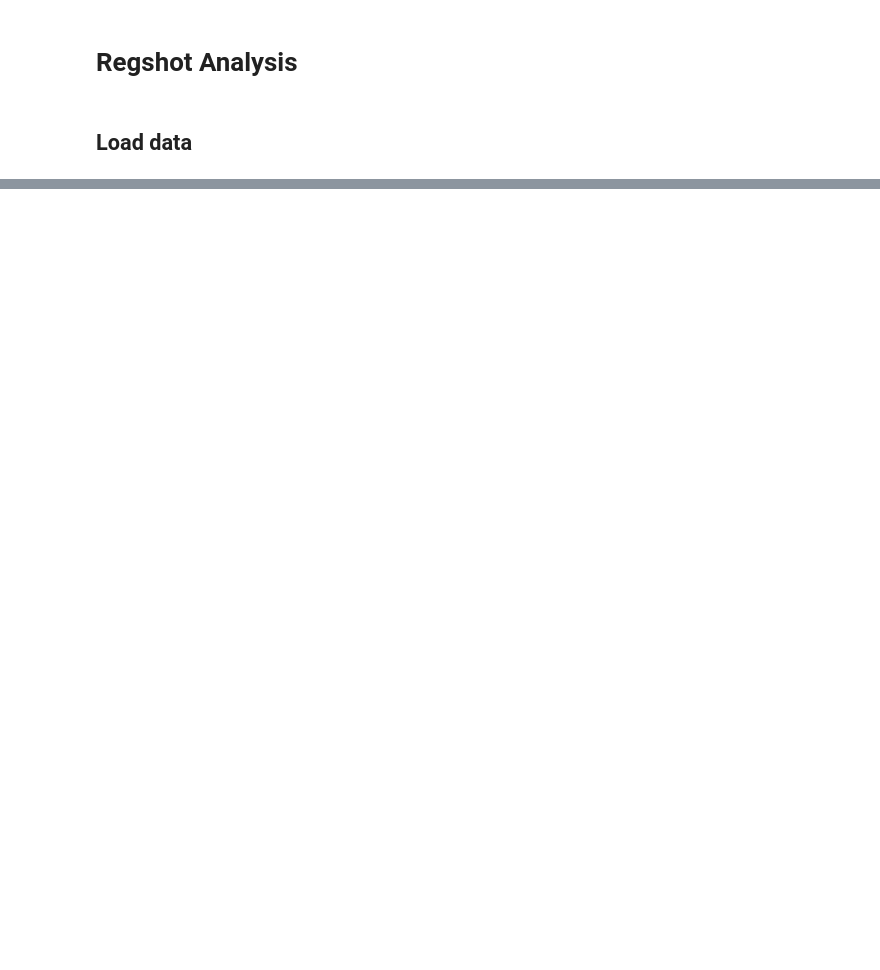
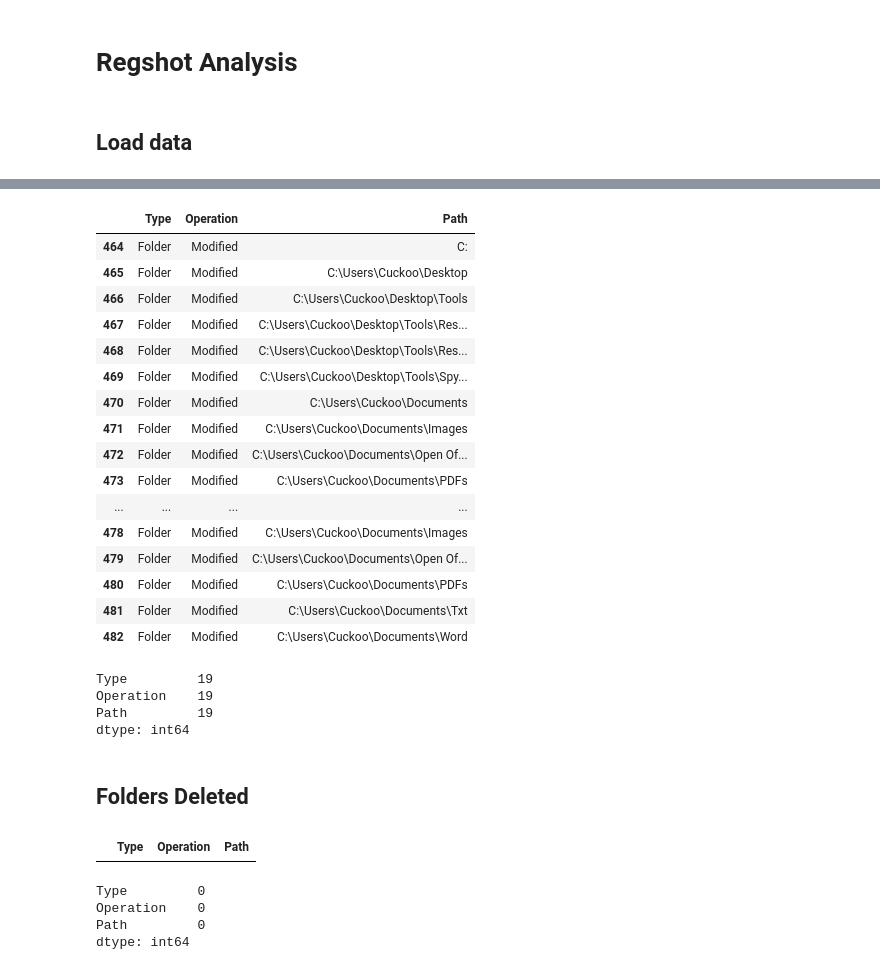
Before and after one commit to W4lkerJ/ForensicAnalysis, a Jupyter notebook: src/notebooks/ProcMonAnalysis.ipynb, the cells around one changed output, grey strips where cells are left out. Saved outputs shown, nothing was run; the diff lists cells and outputs as text; code cells hidden in the pictures; blank space fills up the shorter version.

```diff
--- a/src/notebooks/ProcMonAnalysis.ipynb
+++ b/src/notebooks/ProcMonAnalysis.ipynb
@@ -205,0 +359,31 @@ df_regshot_data
+# %%
+df_operation_query = df_regshot_data.query("Type == 'Folder' & Operation == 'Modified'")
+# %%
+df_operation_query
+# %% [output]
+|  | Type | Operation | Path |
+| 464 | Folder | Modified | C: |
+| 465 | Folder | Modified | C:\Users\Cuckoo\Desktop |
+| 466 | Folder | Modified | C:\Users\Cuckoo\Desktop\Tools |
+| 467 | Folder | Modified | C:\Users\Cuckoo\Desktop\Tools\Res... |
+| 468 | Folder | Modified | C:\Users\Cuckoo\Desktop\Tools\Res... |
+| 469 | Folder | Modified | C:\Users\Cuckoo\Desktop\Tools\Spy... |
+| 470 | Folder | Modified | C:\Users\Cuckoo\Documents |
+| 471 | Folder | Modified | C:\Users\Cuckoo\Documents\Images |
+| 472 | Folder | Modified | C:\Users\Cuckoo\Documents\Open Of... |
+| 473 | Folder | Modified | C:\Users\Cuckoo\Documents\PDFs |
+| ... | ... | ... | ... |
+| 478 | Folder | Modified | C:\Users\Cuckoo\Documents\Images |
+| 479 | Folder | Modified | C:\Users\Cuckoo\Documents\Open Of... |
+| 480 | Folder | Modified | C:\Users\Cuckoo\Documents\PDFs |
+| 481 | Folder | Modified | C:\Users\Cuckoo\Documents\Txt |
+| 482 | Folder | Modified | C:\Users\Cuckoo\Documents\Word |
+# %%
+df_operation_query.count()
+# %% [output]
+Type         19
+Operation    19
+Path         19
+dtype: int64
+# %% [markdown]
+## Folders Deleted
@@ -205,0 +392,11 @@ df_regshot_data
+# %%
+df_operation_query
+# %% [output]
+|  | Type | Operation | Path |
+# %%
+df_operation_query.count()
+# %% [output]
+Type         0
+Operation    0
+Path         0
+dtype: int64
```
Also changed, not shown: parts of 56 cells of this notebook, 1 other file.
